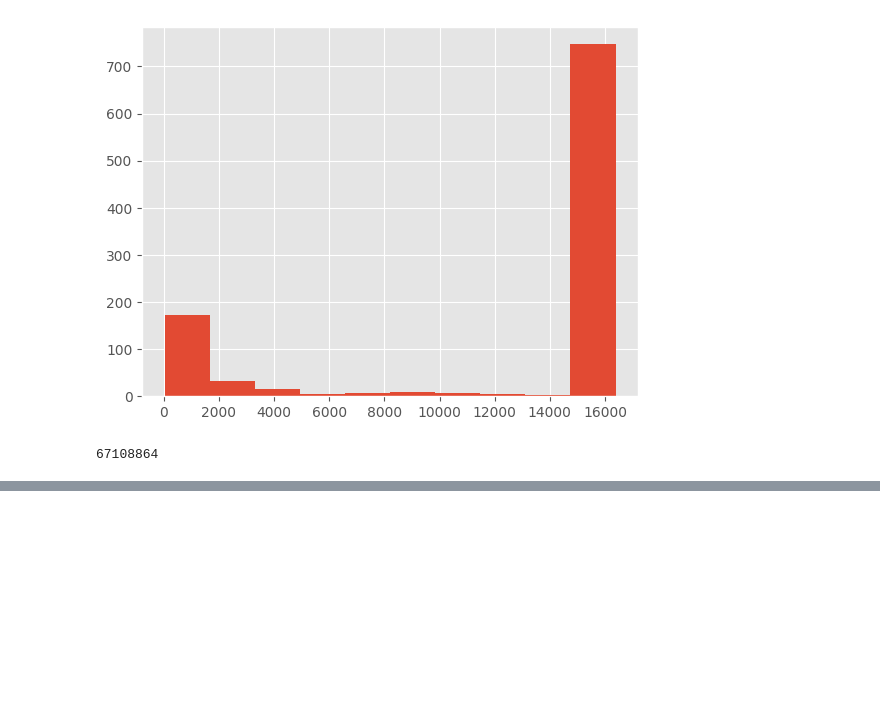
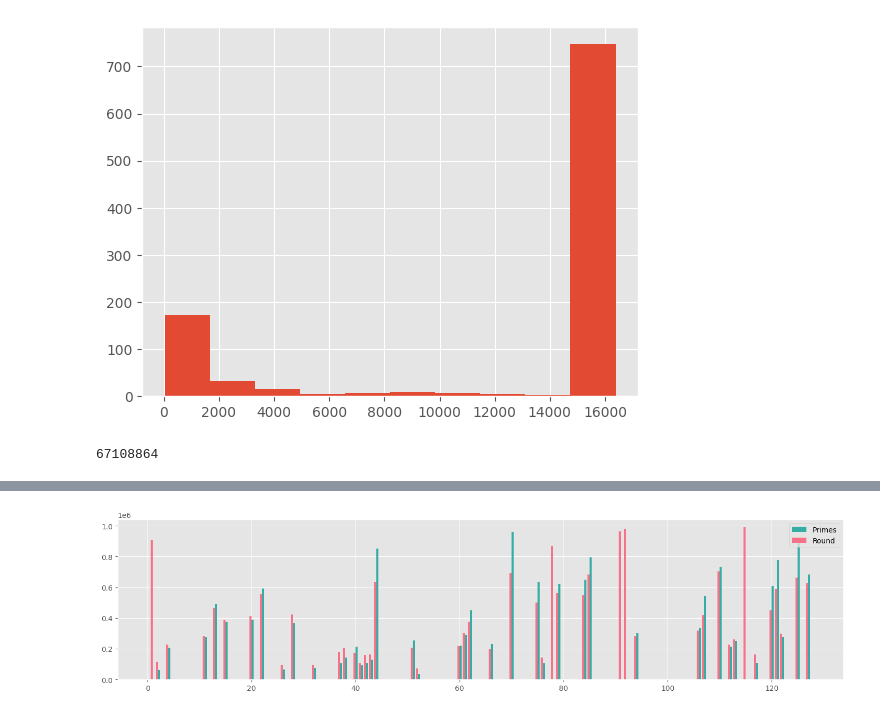
Before and after one commit to Pascal-So/peg-solitaire, a Jupyter notebook: evaluation/main.ipynb, the cells around one changed output, grey strips where cells are left out. Saved outputs shown, nothing was run; the diff lists cells and outputs as text; code cells hidden in the pictures; blank space fills up the shorter version.

```diff
--- a/evaluation/main.ipynb
+++ b/evaluation/main.ipynb
@@ -563,0 +588,25 @@ compare that to the 10MB one (83886080). 11M, compresses down to 3.6M
+# %%
+#steps
+a = [1000001,1000001,61503,1000001,206304,1000001,1000001,1000001,1000001,1000001,1000001,273563,1000001,489241,1000001,376717,1000001,1000001,1000001,1000001,388929,1000001,591446,1000001,1000001,1000001,63927,1000001,366147,1000001,1000001,1000001,73757,1000001,1000001,1000001,1000001,106732,141710,1000001,212237,93439,109290,130590,853243,1000001,1000001,1000001,1000001,1000001,1000001,252609,35093,1000001,1000001,1000001,1000001,1000001,1000001,1000001,219271,290669,449017,1000001,1000001,1000001,229292,1000001,1000001,1000001,960866,1000001,1000001,1000001,1000001,636499,104544,1000001,1000001,624150,1000001,1000001,1000001,1000001,649808,794861,1000001,1000001,1000001,1000001,1000001,1000001,1000001,1000001,301570,1000001,1000001,1000001,1000001,1000001,1000001,1000001,1000001,1000001,1000001,1000001,336659,544164,1000001,1000001,729105,1000001,212126,252226,1000001,1000001,1000001,107737,1000001,1000001,607939,776764,277760,1000001,1000001,890052,1000001,683774]
+b = [1000001,906472,112369,1000001,227627,1000001,1000001,1000001,1000001,1000001,1000001,279714,1000001,465858,1000001,386630,1000001,1000001,1000001,1000001,412827,1000001,555235,1000001,1000001,1000001,93938,1000001,424637,1000001,1000001,1000001,96719,1000001,1000001,1000001,1000001,179718,203955,1000001,173363,106752,158986,164057,636875,1000001,1000001,1000001,1000001,1000001,1000001,206534,73241,1000001,1000001,1000001,1000001,1000001,1000001,1000001,217861,301654,377316,1000001,1000001,1000001,196979,1000001,1000001,1000001,691825,1000001,1000001,1000001,1000001,501811,144207,1000001,869313,560711,1000001,1000001,1000001,1000001,547308,684109,1000001,1000001,1000001,1000001,1000001,964614,982009,1000001,279827,1000001,1000001,1000001,1000001,1000001,1000001,1000001,1000001,1000001,1000001,1000001,317162,420462,1000001,1000001,705060,1000001,226983,261099,1000001,990864,1000001,162286,1000001,1000001,449660,590220,299698,1000001,1000001,664019,1000001,628158]
+
+#max size
+# a = [572580,185381,8112,617412,28033,548842,559130,891752,566437,311809,484411,36434,431240,65755,591618,50248,784911,890743,814107,412938,51414,517661,76765,601052,487635,550359,8350,192971,49436,606191,739565,625440,10120,447687,488721,576956,286588,13729,18525,286044,29261,13321,14763,16722,126186,641594,582900,980185,321307,738282,323595,35484,4526,331369,184071,465916,403641,767330,637761,945637,29348,38303,63130,622164,615638,325134,31663,545326,336746,325134,146414,361018,554203,685042,235619,89146,14137,481476,162895,89830,203397,208045,246620,597185,90359,110857,167204,571396,952170,489859,313706,182908,176984,781376,41856,877707,453196,344865,358352,203961,537503,231158,622432,694352,320142,187605,47267,77147,174174,453059,94238,285714,29383,34113,426946,189268,688168,13592,447793,230341,86617,114754,37588,531011,200922,129447,342494,94692]
+# b = [641283,144183,17058,691687,35534,540438,596675,672022,483979,260511,484727,44042,421702,77622,722314,57882,839007,1037831,878422,431711,64965,592424,91876,529325,432266,488754,12825,166900,69945,692522,817430,681521,12823,383013,482874,498585,278509,29448,29998,240605,23574,14226,23411,23310,96206,755033,487321,633561,302215,801833,314366,28546,11826,279255,166198,424717,456853,836387,730366,1017502,33452,47751,55276,516507,670758,269448,27000,605248,306547,269448,103873,324580,454816,751759,218921,78592,21831,529972,139585,91249,175667,190838,236751,645582,89128,100267,166640,650518,656703,480563,293149,150306,166023,892143,42629,612420,475353,331474,337954,182303,593291,192874,486751,789420,282323,188393,48124,64637,159933,448579,110543,260907,34083,38812,520166,156376,762981,24052,410070,219060,66691,93138,44381,637327,174311,103426,315238,103123]
+
+x = np.arange(len(a))
+
+a = np.array(a, dtype=np.float32)
+b = np.array(b, dtype=np.float32)
+a[a == 1000001] = np.nan
+b[b == 1000001] = np.nan
+
+plt.bar(x + 0.2, a, width=0.4, color=category_colors["prime"], label="Primes")
+plt.bar(x - 0.2, b, width=0.4, color=category_colors["round"], label="Round")
+
+# plt.bar(x, a - b, width=0.4, label="Diff")
+
+plt.gcf().set_size_inches(18, 4)
+plt.legend();
+# %% [output]
+[figure, added]
```
Also changed, not shown: parts of 3 cells of this notebook, 1 other file.
